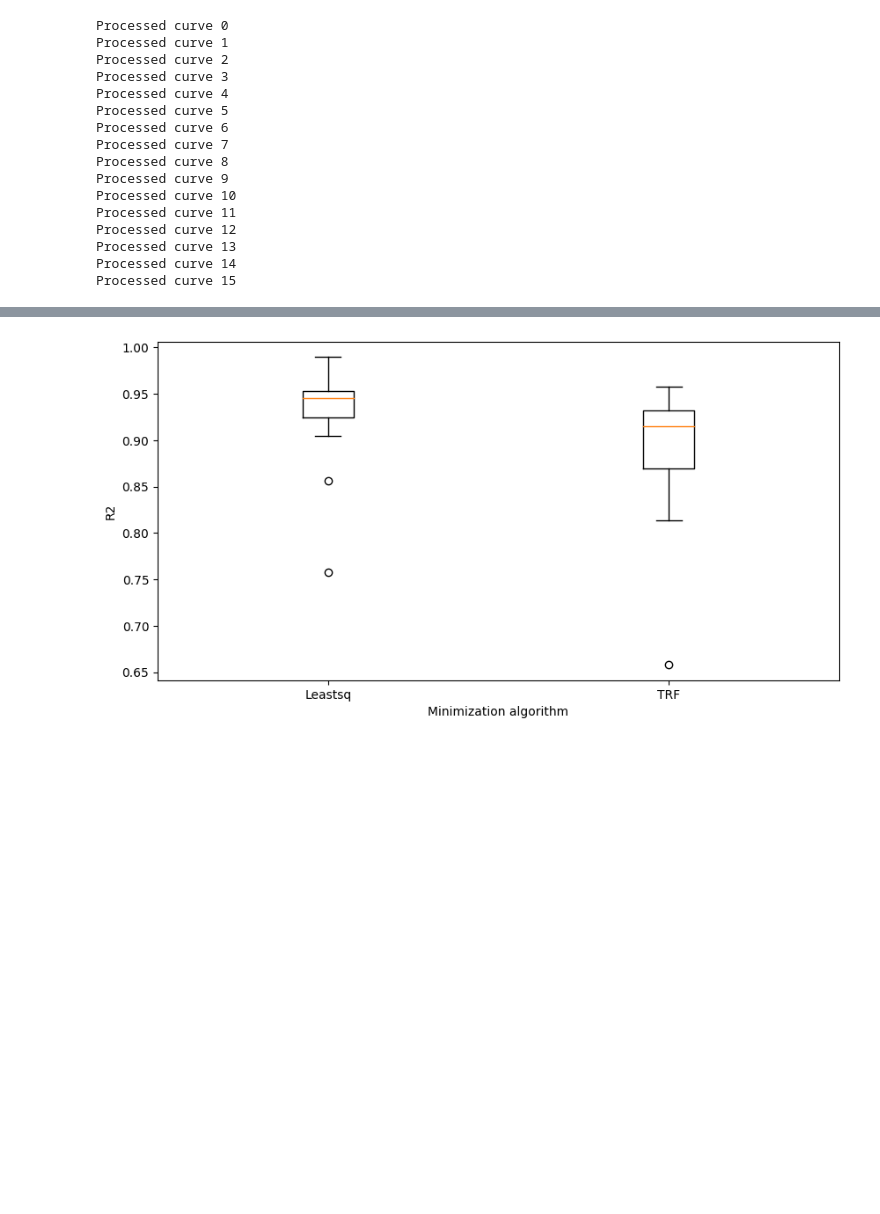
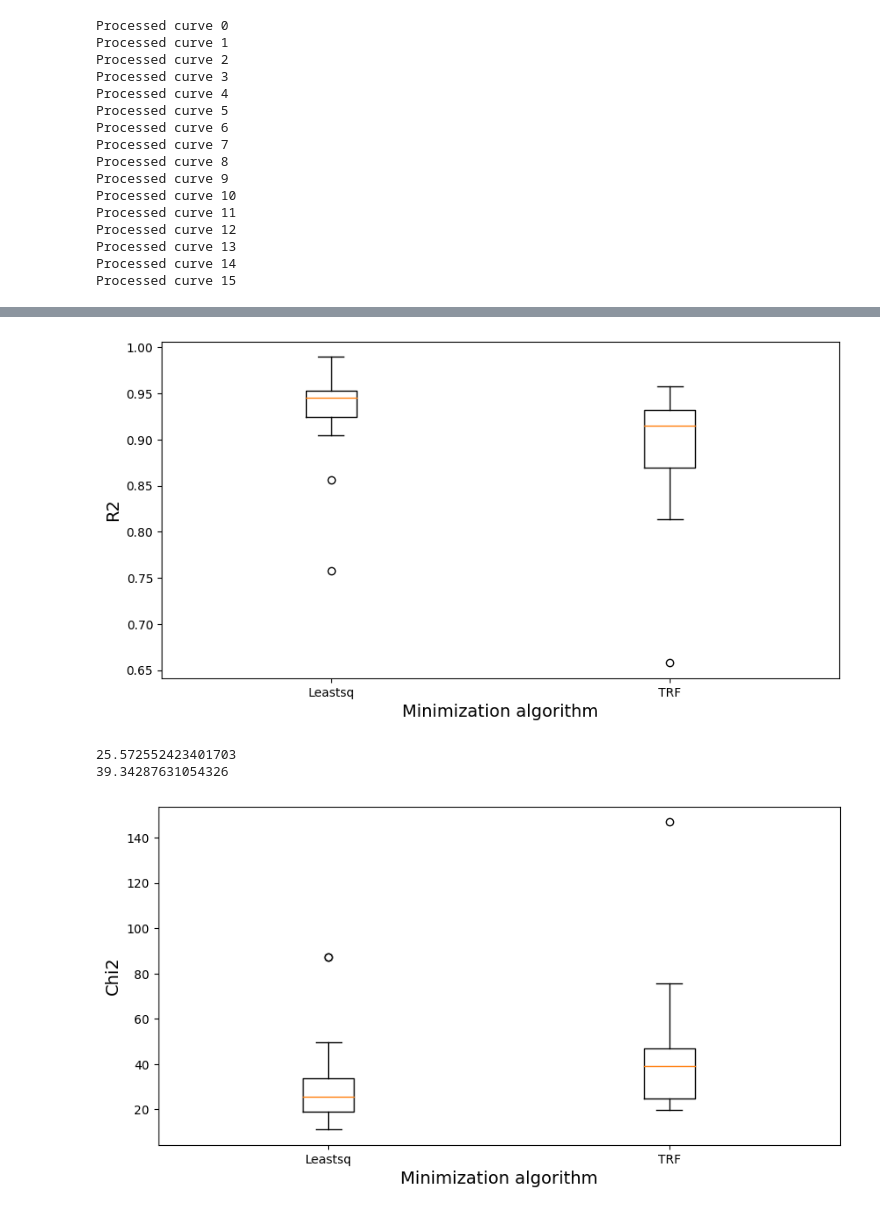
Before and after one commit to jlopezalo/PyFMRheo, a Jupyter notebook: examples/HertzFitComparisonOfFitMethods.ipynb, the cells around one changed output, grey strips where cells are left out. Saved outputs shown, nothing was run; the diff lists cells and outputs as text; code cells hidden in the pictures; blank space fills up the shorter version.

```diff
--- a/examples/HertzFitComparisonOfFitMethods.ipynb
+++ b/examples/HertzFitComparisonOfFitMethods.ipynb
@@ -158,7 +170,18 @@ plt.show()
 # %%
 plt.boxplot([leastsq_results_r2, trf_results_r2], labels=["Leastsq", "TRF"])
-plt.xlabel("Minimization algorithm")
-plt.ylabel("R2")
+plt.xlabel("Minimization algorithm", fontsize=14)
+plt.ylabel("R2", fontsize=14)
 plt.show()
 # %% [output]
-[figure, old version]
+[figure, new version]
+# %%
+plt.boxplot([leastsq_results_chi2, trf_results_chi2], labels=["Leastsq", "TRF"])
+print(np.median(leastsq_results_chi2))
+print(np.median(trf_results_chi2))
+plt.xlabel("Minimization algorithm", fontsize=14)
+plt.ylabel("Chi2", fontsize=14)
+plt.show()
+# %% [output]
+25.572552423401703
+39.34287631054326
+[figure, added]
```
Also changed, not shown: parts of 4 cells of this notebook, 1 other file.
